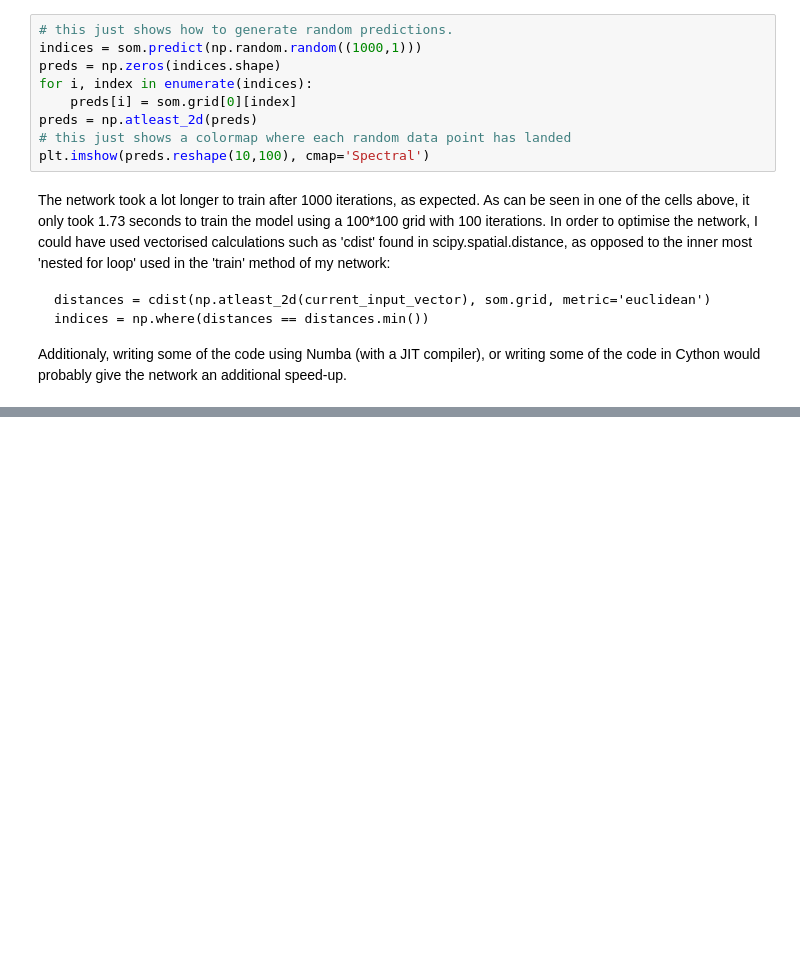
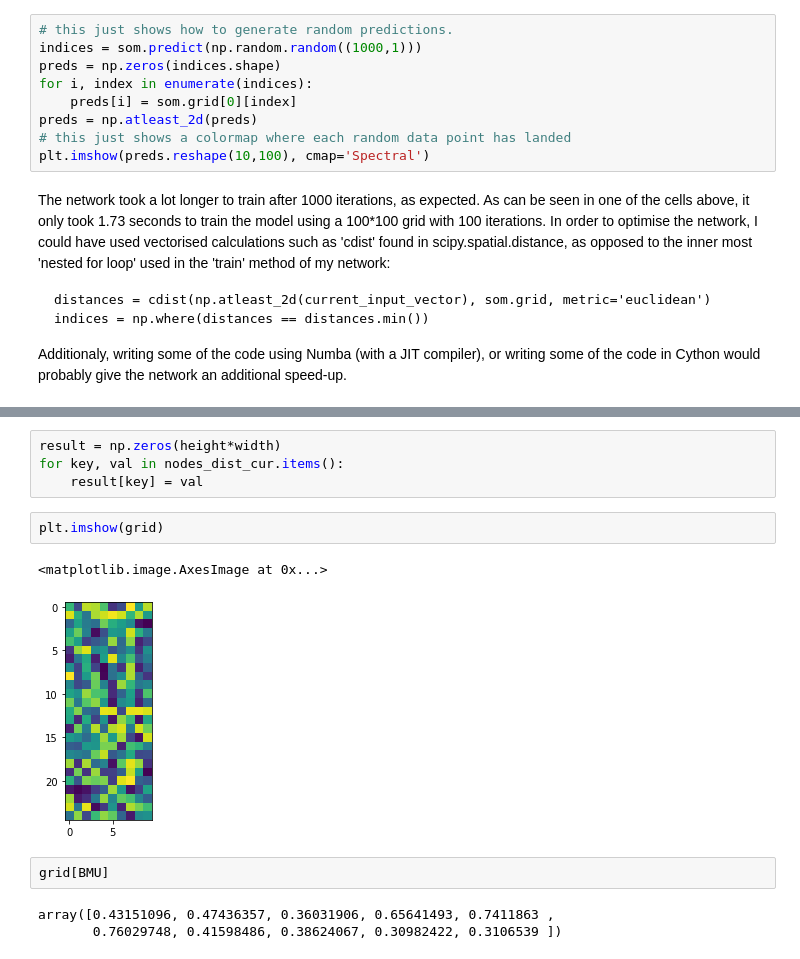
Before and after one commit to JohnnyTeutonic/som_network, a Jupyter notebook: kohonen.ipynb, the cells around one changed output, grey strips where cells are left out. Cells and saved outputs as stored; diff of their text form; blank space fills up the shorter version.

```diff
--- a/kohonen.ipynb
+++ b/kohonen.ipynb
@@ -298,0 +399,14 @@ Additionaly, writing some of the code using Numba (with a JIT compiler), or writ
+# %%
+result = np.zeros(height*width)
+for key, val in nodes_dist_cur.items():
+    result[key] = val
+# %%
+plt.imshow(grid)
+# %% [output]
+<matplotlib.image.AxesImage at 0x...>
+[figure, added]
+# %%
+grid[BMU]
+# %% [output]
+array([0.43151096, 0.47436357, 0.36031906, 0.65641493, 0.7411863 ,
+       0.76029748, 0.41598486, 0.38624067, 0.30982422, 0.3106539 ])
```
Also changed, not shown: parts of 30 cells of this notebook, 3 other files.
